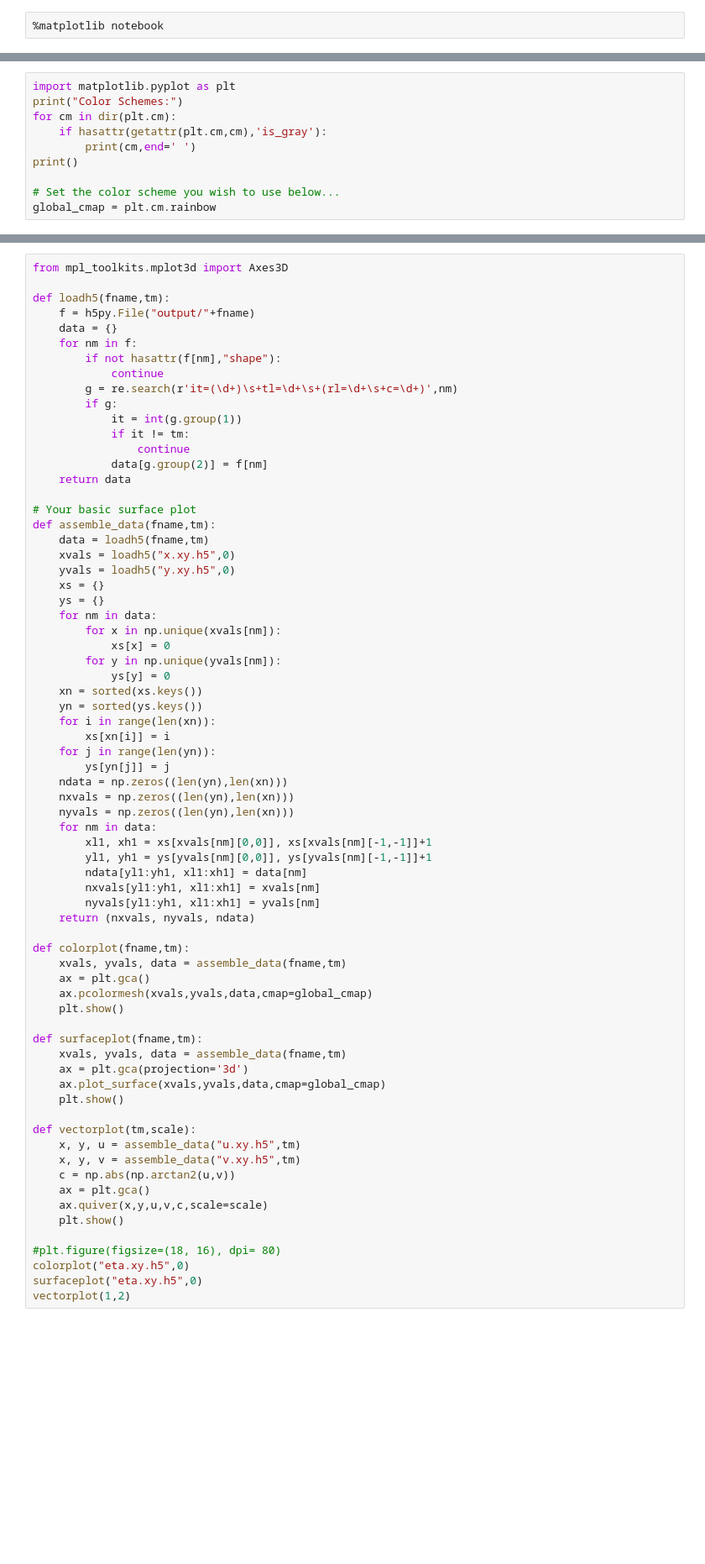
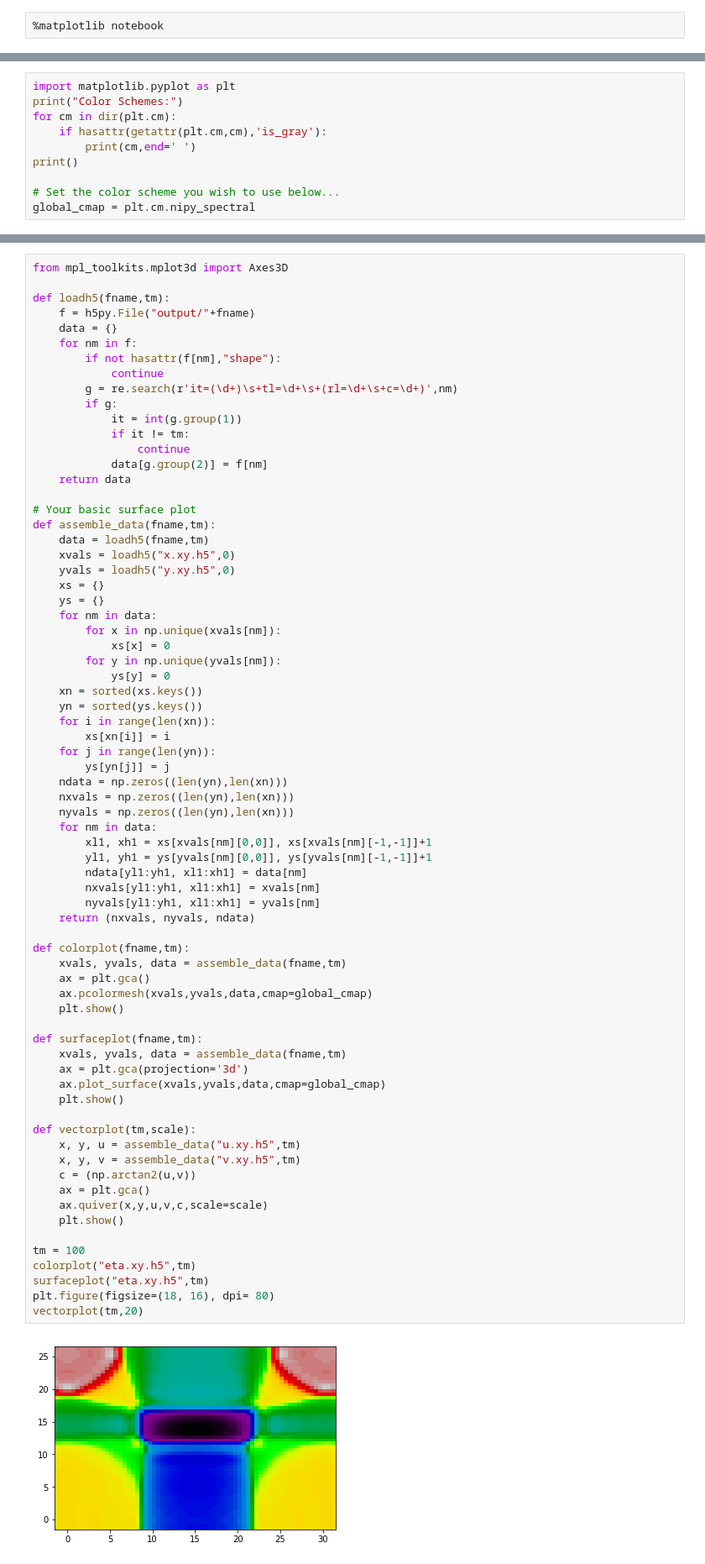
Before and after one commit to ysboss/agave-model, a Jupyter notebook: visualization_cactus_hdf5.ipynb, the cells around one changed output, grey strips where cells are left out. Shown at 84% size. Cells and saved outputs as stored; diff of their text form; blank space fills up the shorter version.

```diff
--- a/visualization_cactus_hdf5.ipynb
+++ b/visualization_cactus_hdf5.ipynb
@@ -18,4 +27,4 @@ for cm in dir(plt.cm):
 print()
 
 # Set the color scheme you wish to use below...
-global_cmap = plt.cm.rainbow
+global_cmap = plt.cm.nipy_spectral
@@ -57,35 +69,38 @@ def assemble_data(fname,tm):
     ndata = np.zeros((len(yn),len(xn)))
     nxvals = np.zeros((len(yn),len(xn)))
     nyvals = np.zeros((len(yn),len(xn)))
     for nm in data:
         xl1, xh1 = xs[xvals[nm][0,0]], xs[xvals[nm][-1,-1]]+1
         yl1, yh1 = ys[yvals[nm][0,0]], ys[yvals[nm][-1,-1]]+1
         ndata[yl1:yh1, xl1:xh1] = data[nm]
         nxvals[yl1:yh1, xl1:xh1] = xvals[nm]
         nyvals[yl1:yh1, xl1:xh1] = yvals[nm]
     return (nxvals, nyvals, ndata)
 
 def colorplot(fname,tm):
     xvals, yvals, data = assemble_data(fname,tm)
     ax = plt.gca()
     ax.pcolormesh(xvals,yvals,data,cmap=global_cmap)
     plt.show()
 
 def surfaceplot(fname,tm):
     xvals, yvals, data = assemble_data(fname,tm)
     ax = plt.gca(projection='3d')
     ax.plot_surface(xvals,yvals,data,cmap=global_cmap)
     plt.show()
 
 def vectorplot(tm,scale):
     x, y, u = assemble_data("u.xy.h5",tm)
     x, y, v = assemble_data("v.xy.h5",tm)
-    c = np.abs(np.arctan2(u,v))
+    c = (np.arctan2(u,v))
     ax = plt.gca()
     ax.quiver(x,y,u,v,c,scale=scale)
     plt.show()
 
-#plt.figure(figsize=(18, 16), dpi= 80)
-colorplot("eta.xy.h5",0)
-surfaceplot("eta.xy.h5",0)
-vectorplot(1,2)
+tm = 100
+colorplot("eta.xy.h5",tm)
+surfaceplot("eta.xy.h5",tm)
+plt.figure(figsize=(18, 16), dpi= 80)
+vectorplot(tm,20)
+# %% [output]
+[figure, added]
```
Also changed, not shown: parts of 3 cells of this notebook, 18 other files.
